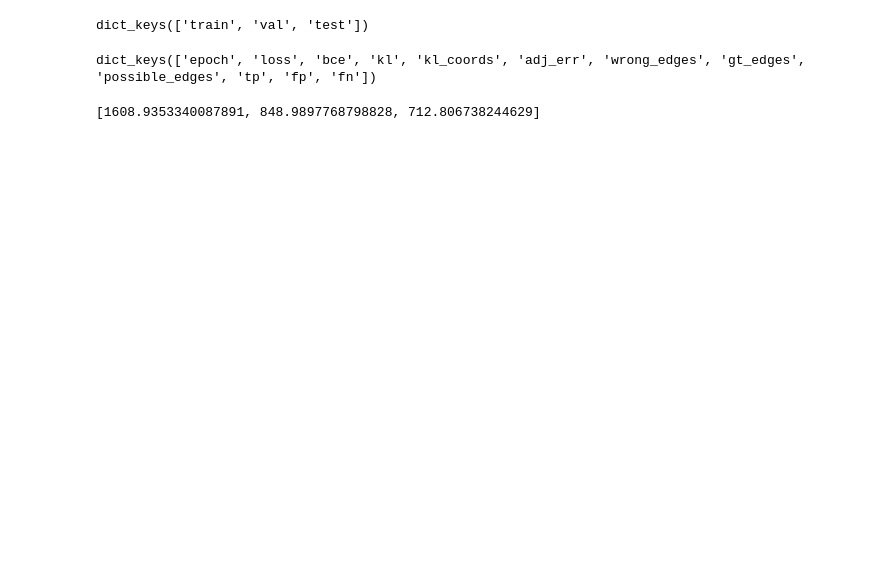
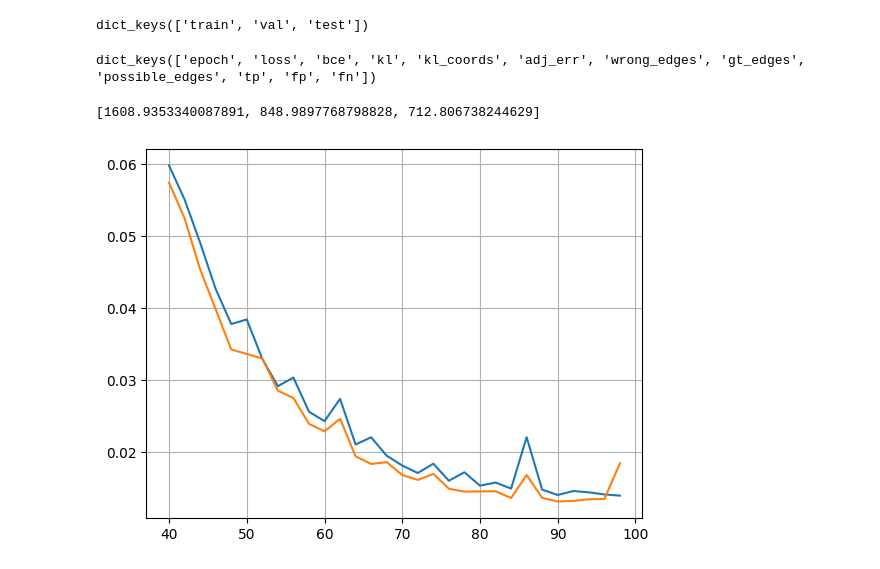
Before and after one commit to marianaw/egnn, a Jupyter notebook: notebooks/results_divein.ipynb, the cells around one changed output. Drawn from its saved outputs; the diff is of its cells as text; code cells hidden in the pictures; blank space fills up the shorter version.

```diff
--- a/notebooks/results_divein.ipynb
+++ b/notebooks/results_divein.ipynb
@@ -23,3 +23,10 @@ dict_keys(['epoch', 'loss', 'bce', 'kl', 'kl_coords', 'adj_err', 'wrong_edges',
 out50['train']['loss']
 # %% [output]
 [1608.9353340087891, 848.9897768798828, 712.806738244629]
+# %%
+plt.plot(out10['train']['epoch'][20:], out10['train']['loss'][20:])
+plt.plot(out10['val']['epoch'][20:], out10['val']['loss'][20:])
+plt.grid()
+plt.show()
+# %% [output]
+[figure, added]
```
Also changed, not shown: parts of 1 cell of this notebook.
